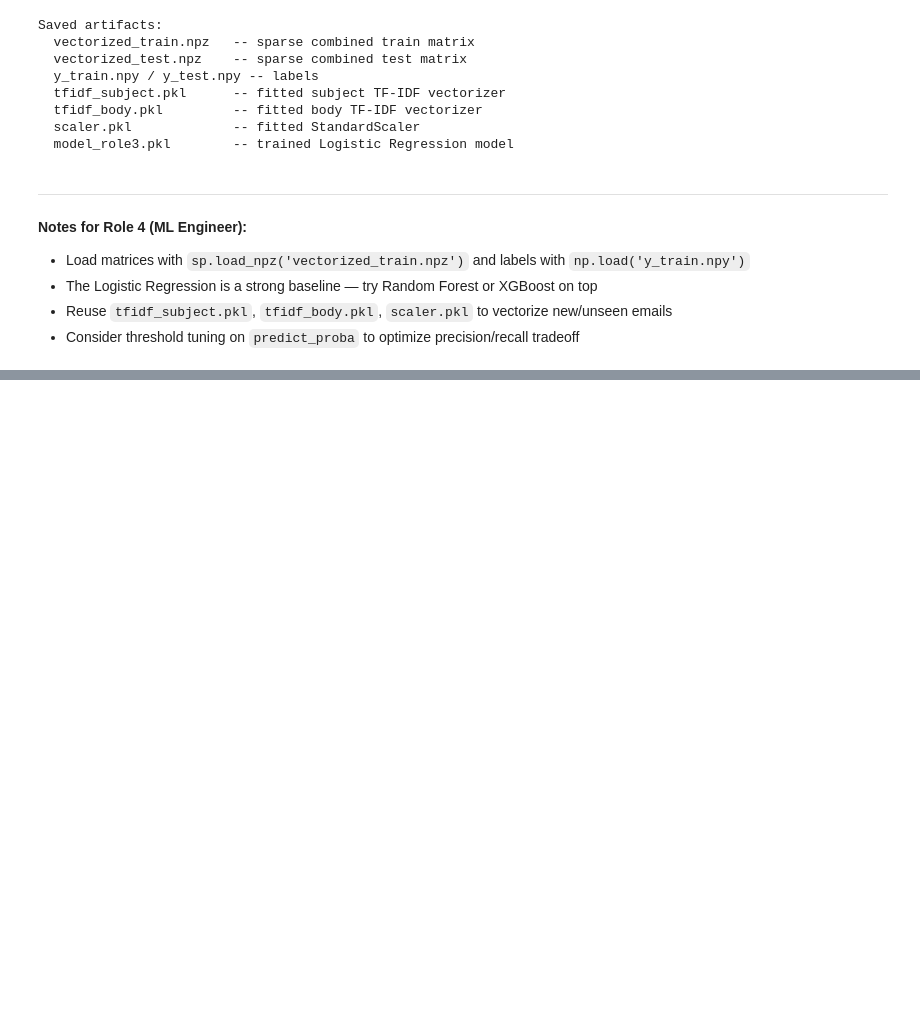
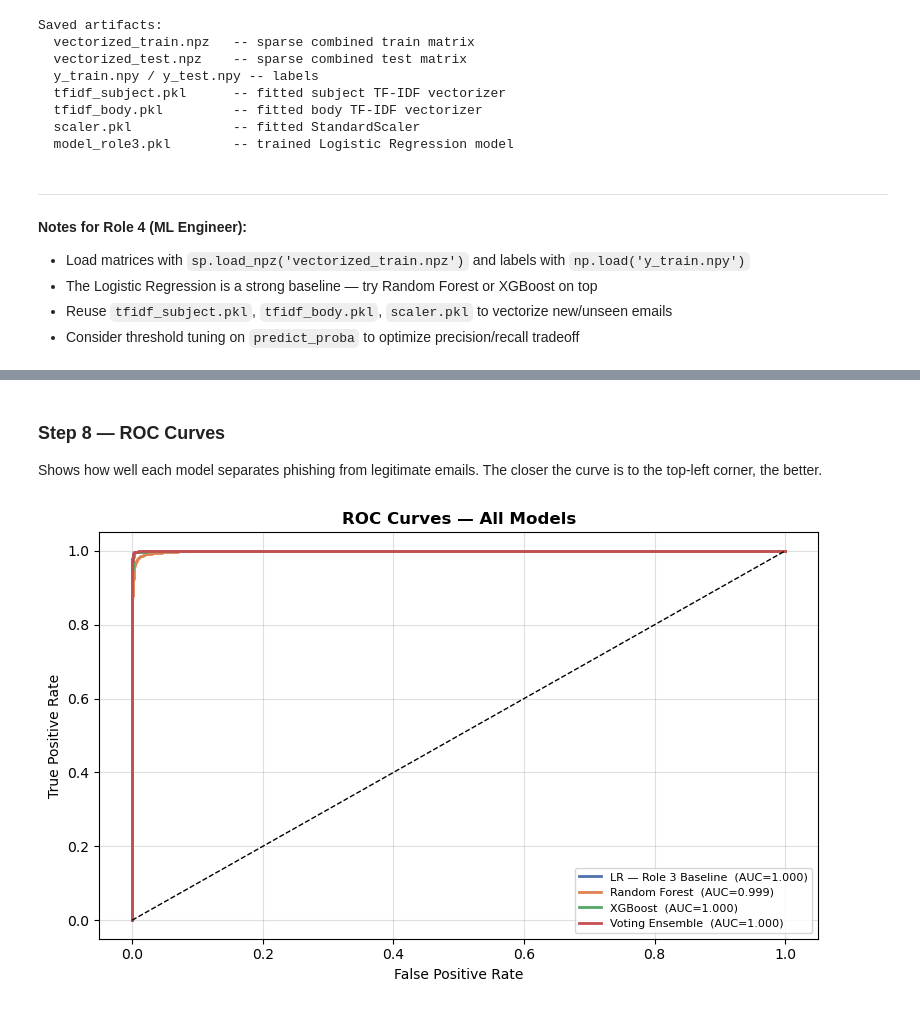
Before and after one commit to bouchra147587/S005--security, a Jupyter notebook: phishing_email_detector.ipynb, the cells around one changed output, grey strips where cells are left out. Cells and saved outputs as stored; diff of their text form; code cells hidden in the pictures; blank space fills up the shorter version.

```diff
--- a/phishing_email_detector.ipynb
+++ b/phishing_email_detector.ipynb
@@ -1535,0 +1596,11 @@ Saved artifacts:
+# %%
+X_train = sp.load_npz('vectorized_train.npz')
+X_test  = sp.load_npz('vectorized_test.npz')
+y_train = np.load('y_train.npy')
+y_test  = np.load('y_test.npy')
+model_lr = joblib.load('model_role3.pkl')
+
+print("Data loaded successfully")
+print(f"Training samples : {X_train.shape[0]}")
+print(f"Test samples     : {X_test.shape[0]}")
+print(f"Features         : {X_train.shape[1]}")
@@ -1535,0 +1827,26 @@ Saved artifacts:
+# %% [markdown]
+### Step 8 — ROC Curves
+
+Shows how well each model separates phishing from legitimate emails.
+The closer the curve is to the top-left corner, the better.
+# %%
+plt.figure(figsize=(8, 5))
+
+colors = ['#4C72B0', '#DD8452', '#55A868', '#C44E52']
+
+for (name, (_, y_proba)), color in zip(predictions.items(), colors):
+    fpr, tpr, _ = roc_curve(y_test, y_proba)
+    auc = roc_auc_score(y_test, y_proba)
+    plt.plot(fpr, tpr, label=f'{name}  (AUC={auc:.3f})', color=color, linewidth=2)
+
+plt.plot([0,1], [0,1], 'k--', linewidth=1)
+plt.xlabel('False Positive Rate')
+plt.ylabel('True Positive Rate')
+plt.title('ROC Curves — All Models', fontweight='bold')
+plt.legend(fontsize=8)
+plt.grid(alpha=0.4)
+plt.tight_layout()
+plt.savefig('roc_curves.png', dpi=150)
+plt.show()
+# %% [output]
+[figure, added]
```
Also changed, not shown: parts of 51 cells of this notebook, 21 other files.
